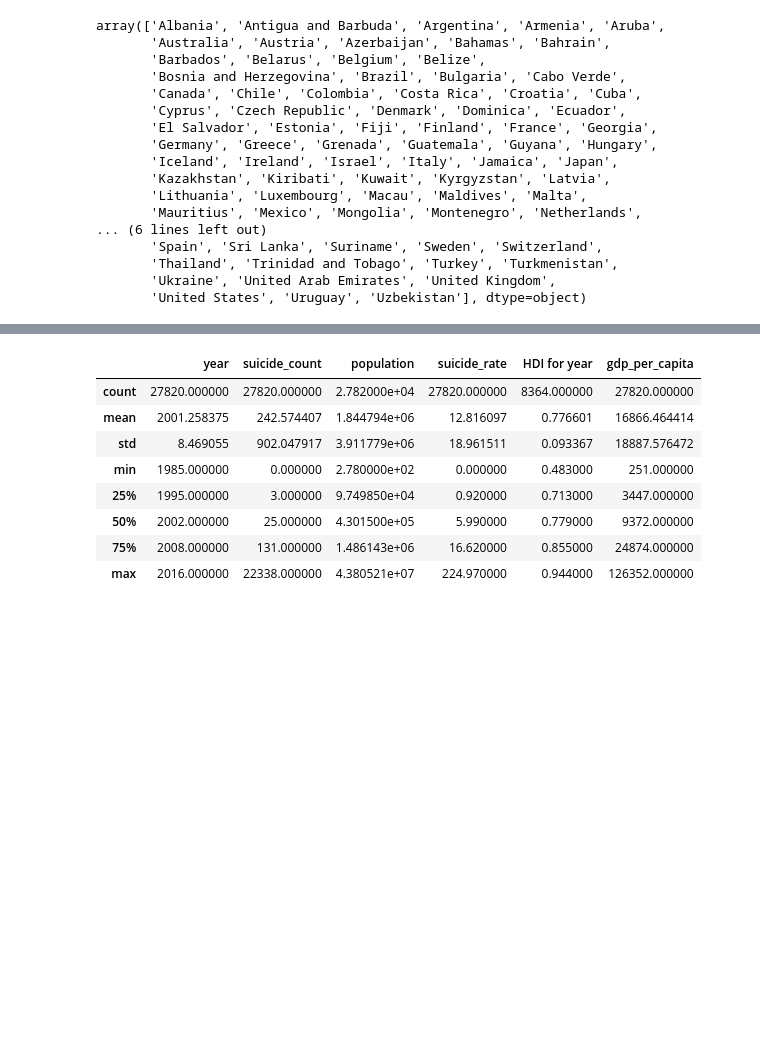
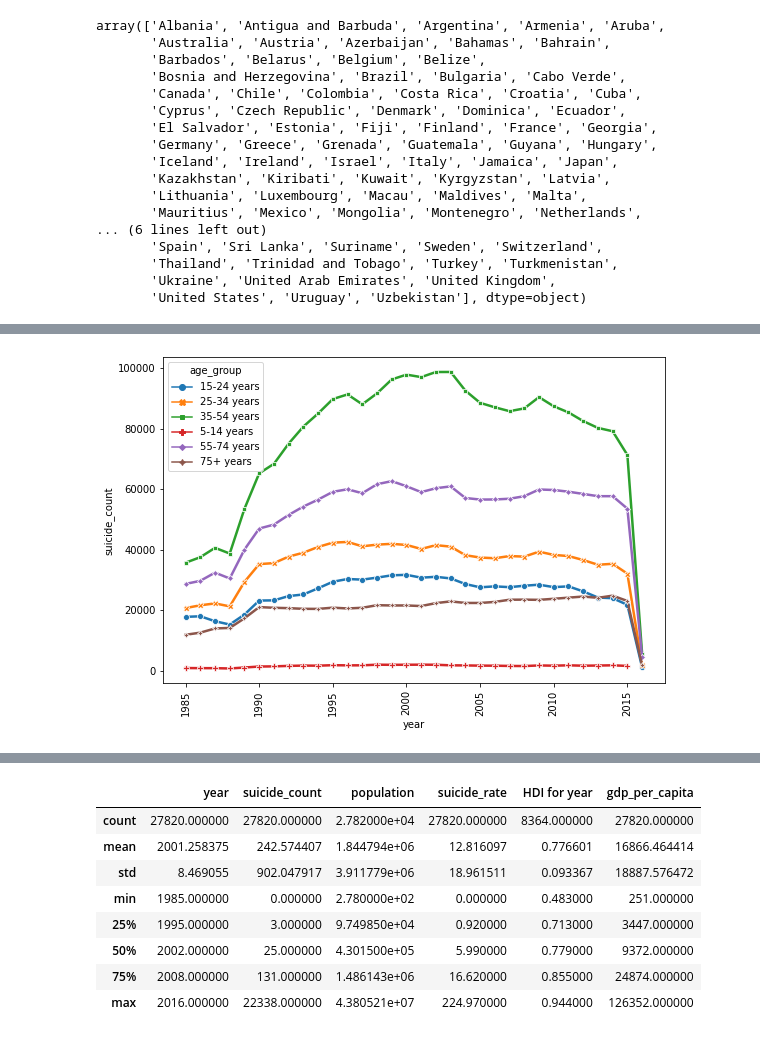
Before and after one commit to jacobduncan00/COSC311, a Jupyter notebook: Project2/source/knn/run_knn.ipynb, the cells around one changed output, grey strips where cells are left out. Cells and saved outputs as stored; diff of their text form; code cells hidden in the pictures; blank space fills up the shorter version.

```diff
--- a/Project2/source/knn/run_knn.ipynb
+++ b/Project2/source/knn/run_knn.ipynb
@@ -101,0 +148,11 @@ array(['Albania', 'Antigua and Barbuda', 'Argentina', 'Armenia', 'Aruba',
+# %%
+df_age = raw_df.groupby(["year","age_group"])["suicide_count", "population"].sum()
+df_reset = df_age.copy().reset_index()
+plt.figure(figsize=(9,6))
+sns.lineplot("year", df_reset.suicide_count, hue = "age_group",
+             data = df_reset, linewidth = 2.5, style = "age_group", markers=True
+            , dashes=False)
+plt.xticks(rotation = 90)
+plt.show()
+# %% [output]
+[figure, added]
```
Also changed, not shown: parts of 35 cells of this notebook, 12 other files.
